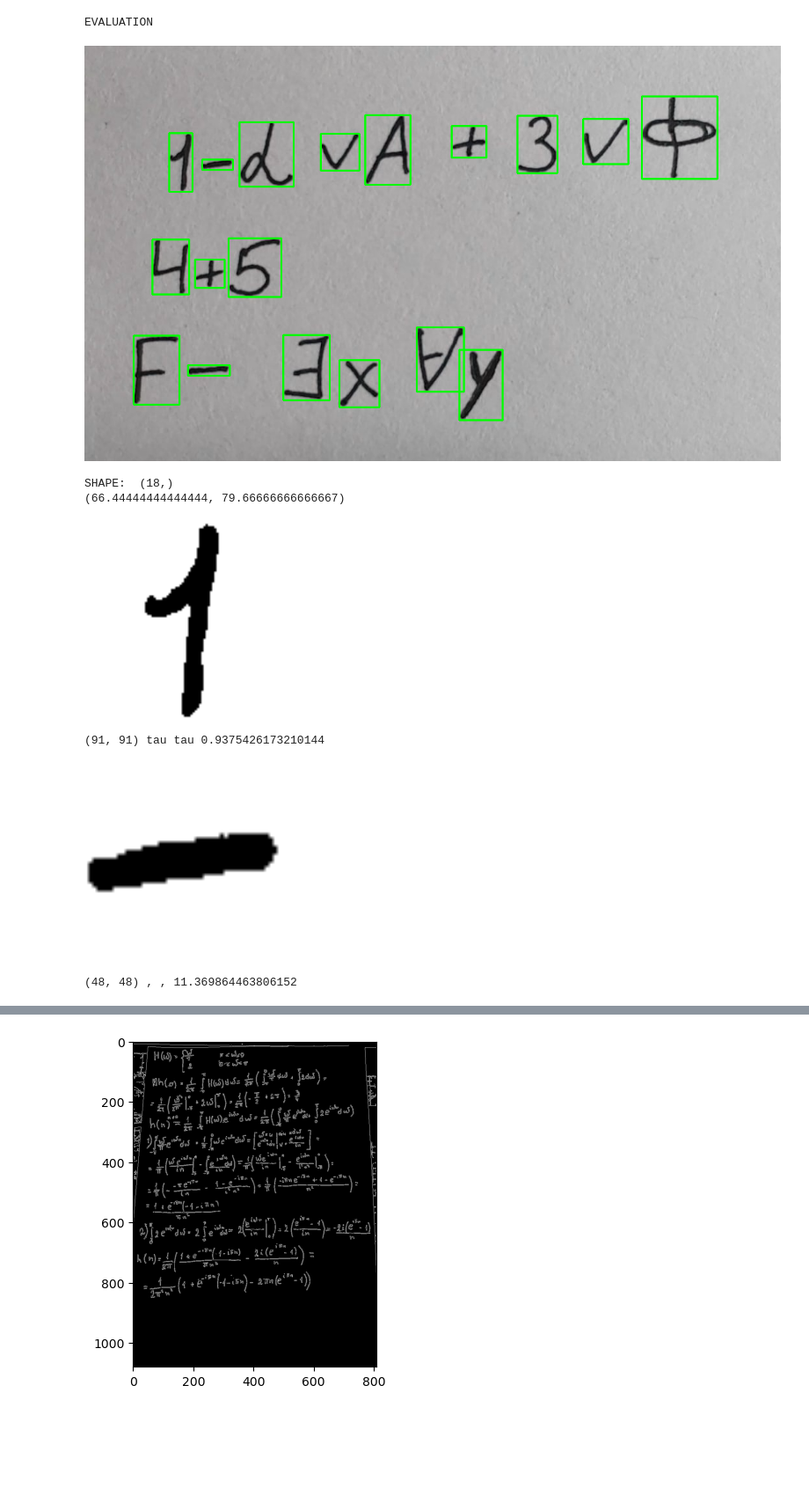
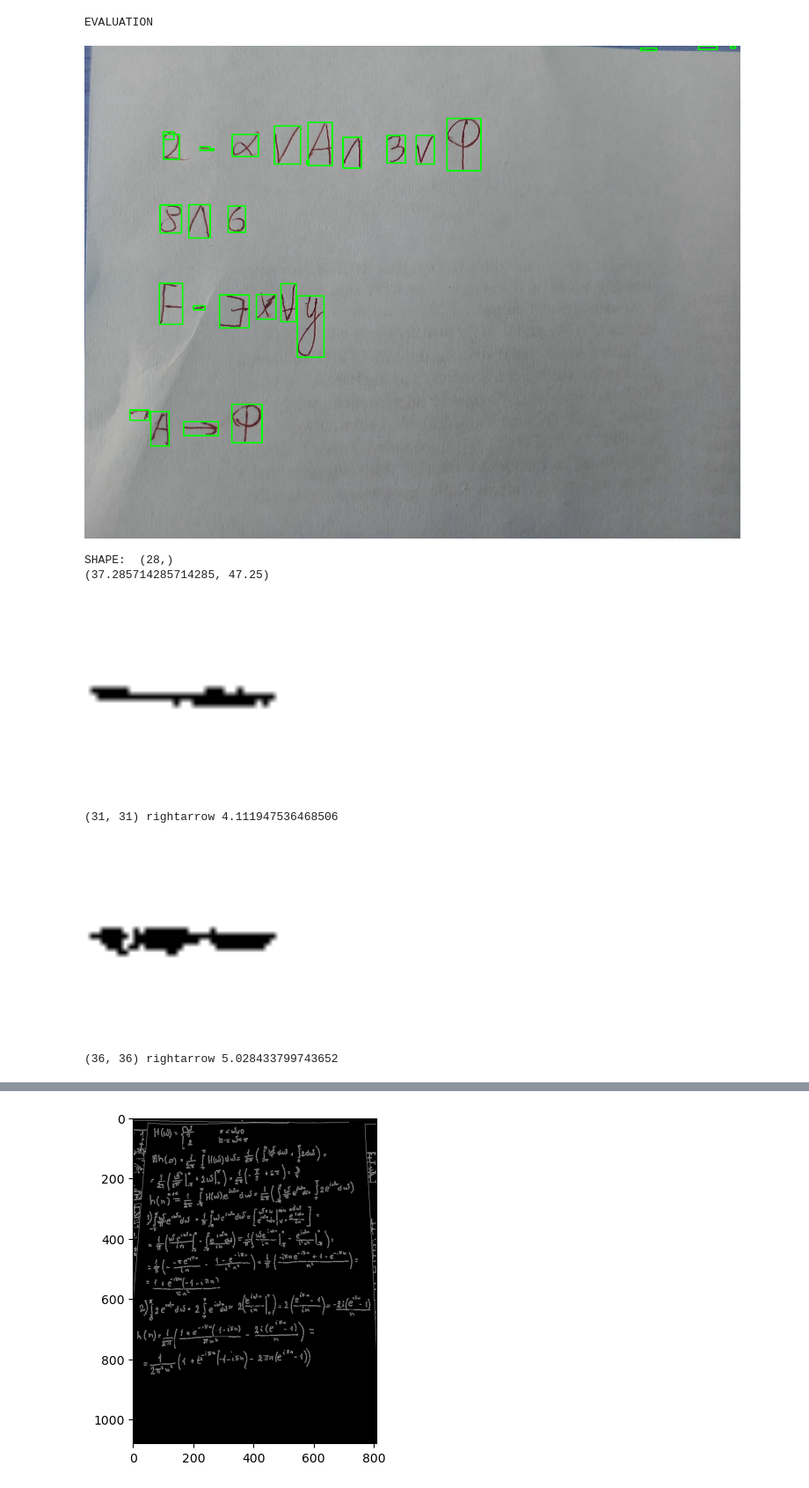
Before and after one commit to sawwere/Math_recognition, a Jupyter notebook: CharacterRecognition.ipynb, the cells around one changed output, grey strips where cells are left out. Shown at 88% size. Cells and saved outputs as stored; diff of their text form; code cells hidden in the pictures; blank space fills up the shorter version.

```diff
--- a/CharacterRecognition.ipynb
+++ b/CharacterRecognition.ipynb
@@ -18,5 +19,5 @@ import models.MathNet112 as mnt56
 # %%
-MODEL_PATH = 'models\mathnet224\mathnet20.ml'
+MODEL_PATH = 'models\mathnet224\mathnet8.ml'
 # %%
 #CUDA_LAUNCH_BLOCKING=1
 torch.cuda.empty_cache()
@@ -315,6 +298,7 @@ def img_to_str(model, image_file, tp=1):
     prev_line = letters[0].line
     #for i in range(1):
     for i in range(len(letters)):
+
         img = Image.fromarray(letters[i].image.astype('uint8'))
         convert_tensor = transforms.Compose([
             transforms.Resize((224,224)),
@@ -328,19 +312,21 @@ def img_to_str(model, image_file, tp=1):
         x_image = x_image.unsqueeze(0).float()
         x_image = x_image.to(device)
         pred = model(x_image)
-        am = mnt.map_pred(pred.argmax().item())
-        #print(letters[i].image.shape, map_pred(pred.argmax().item()), am)
-        #dn = letters[i+1][0] - letters[i][0] - letters[i][1] if i < len(letters) - 1 else 0
-        #print(am)
-        x = letters[i].x
-        y = letters[i].y
-        size = (letters[i].width, letters[i].height)
-        if (letters[i].line >  prev_line):
-            s_out += "\n"
-            prev_line = letters[i].line
-        prev_loc, prev_size = (x,y), size
-        s_out += am + ' '
-        print(letters[i].image.shape, mnt.map_pred(pred.argmax().item()), am, pred.max().item())
+        prob = pred.max().item()
+        if prob > 0.75:
+            am = mnt.map_pred(pred.argmax().item())
+            #print(letters[i].image.shape, map_pred(pred.argmax().item()), am)
+            #dn = letters[i+1][0] - letters[i][0] - letters[i][1] if i < len(letters) - 1 else 0
+            #print(am)
+            x = letters[i].x
+            y = letters[i].y
+            size = (letters[i].width, letters[i].height)
+            if (letters[i].line >  prev_line):
+                s_out += "\n"
+                prev_line = letters[i].line
+            prev_loc, prev_size = (x,y), size
+            s_out += am + ' '
+            print(letters[i].image.shape, am, prob)
 
     return s_out
 # %%
@@ -353,14 +339,14 @@ print('EVALUATION')
 # %% [output]
 EVALUATION
 # %%
-s = img_to_str(model, 'TEST/real2.jpg', 1)
+s = img_to_str(model, 'TEST/real5.jpg', 1)
 print('RESULT:')
 print(s)
 # %% [output]
-[figure, old version]
+[figure, new version]
-SHAPE:  (18,)
-(66.44444444444444, 79.66666666666667)
+SHAPE:  (28,)
+(37.285714285714285, 47.25)
-[figure, old version]
+[figure, new version]
-(91, 91) tau tau 0.9375426173210144
+(31, 31) rightarrow 4.111947536468506
-[figure, old version]
+[figure, new version]
-(48, 48) , , 11.369864463806152
+(36, 36) rightarrow 5.028433799743652
```
Also changed, not shown: parts of 7 cells of this notebook, 4 other files.
